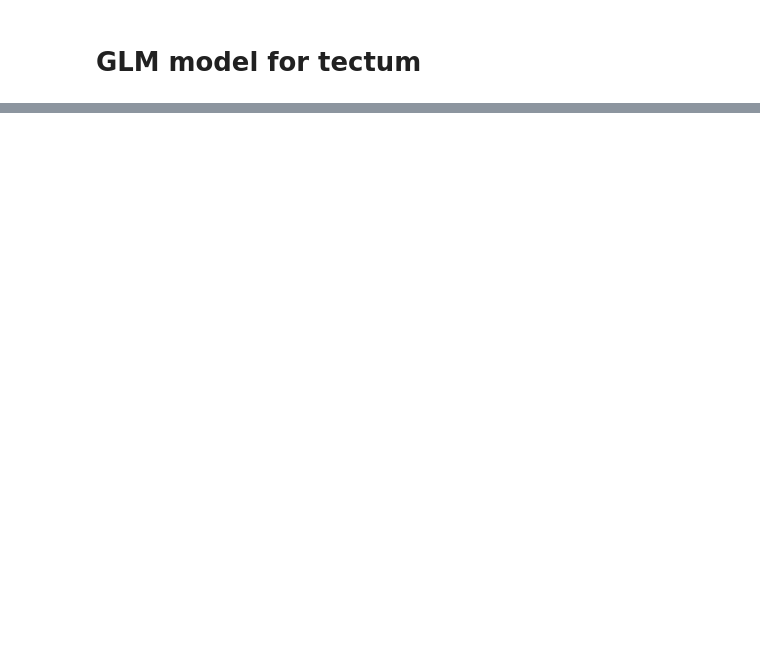
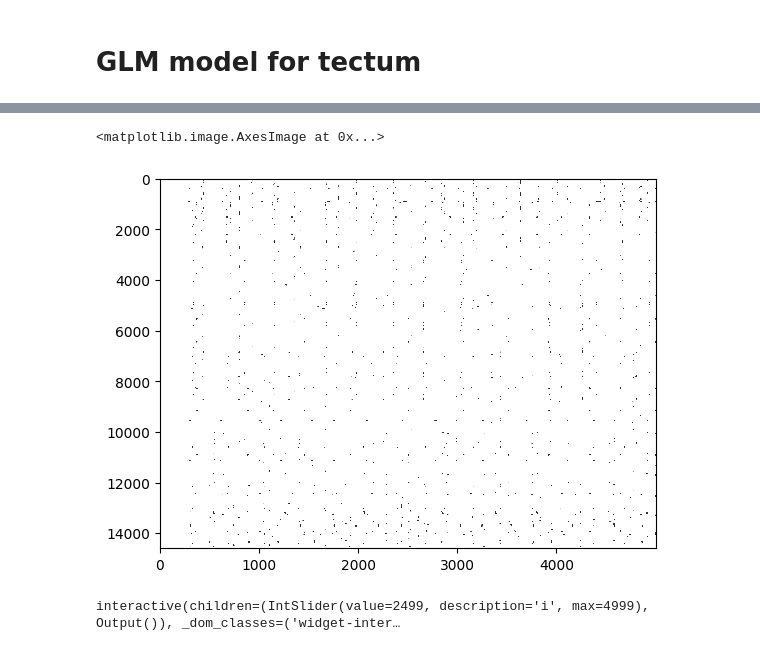
Before and after one commit to Tianfeng-Lu/TectalLNP-main, a Jupyter notebook: Untitled-1.ipynb, the cells around one changed output, grey strips where cells are left out. Cells and saved outputs as stored; diff of their text form; code cells hidden in the pictures; blank space fills up the shorter version.

```diff
--- a/Untitled-1.ipynb
+++ b/Untitled-1.ipynb
@@ -41,8 +41,8 @@ Istm = Istm + dc # add dc
 # generate weight masks
 left_inds = wc[:, 1] > 309
 right_inds = wc[:, 1] <= 309
-w_ex = np.zeros((n_neuron, n_neuron))
-w_in = np.zeros((n_neuron, n_neuron))
+w_ex = np.zeros((n_neuron, n_neuron), dtype=np.float32)
+w_in = np.zeros((n_neuron, n_neuron), dtype=np.float32)
 
 for jj in range(n_neuron):
     cl1 = wc[jj, :]
@@ -61,8 +61,8 @@ for jj in range(n_neuron):
 ## why this is so slow?
 # hemisphere_mask = np.where(wc[:, 1] > 309, 1, -1)
 # hemisphere_mask = hemisphere_mask[:, None] @ hemisphere_mask[None, :]
-# hemisphere_mask = np.where(hemisphere_mask == 1, 1, hemisphere_correction)
-# pairwise_dist = scipy.spatial.distance.squareform(scipy.spatial.distance.pdist(wc))
+# hemisphere_mask = np.where(hemisphere_mask == 1, 1, hemisphere_correction).astype(np.float32)
+# pairwise_dist = scipy.spatial.distance.squareform(scipy.spatial.distance.pdist(wc)).astype(np.float32)
 # w_ex2 = np.exp(-pairwise_dist**2 / (2 * ex_sigma**2)) * hemisphere_mask
 # w_in2 = np.exp(-pairwise_dist**2 / (2 * in_sigma**2)) * hemisphere_mask
 # %%
@@ -78,6 +78,10 @@ n_spikes_time = np.zeros((1, slen), dtype=np.float32)
 dt = dtSp
 next_spike_time = np.random.exponential(1, size=(n_neuron, 1))
 spike_times = [[] for i in range(n_neuron)]
+I_ex = np.array(I_ex, dtype=np.float32, order='F')
+I_in = np.array(I_in, dtype=np.float32, order='F')
+ex_filt = np.array(ex_filt, dtype=np.float32, order='F')
+in_filt = np.array(in_filt, dtype=np.float32, order='F')
 # %%
 from tqdm import tqdm
 tbar = tqdm(range(slen), desc='Simulating', total=slen)
@@ -111,9 +115,11 @@ while left_edge < slen: # do the simulation in chunks
         actual_spike_time_inhibitory = actual_spike_time // inhibition_downsample
         inhibitory_border = min(rlen_in-1, actual_spike_time_inhibitory+in_filt.shape[1])
 
+        mask = np.zeros((n_neuron, 1), dtype=np.float32, order='F')
+        mask[spike_cells] = 1
         # use the formula I_spatial @ Spikes @ I_temporal, (N, #spike_cells) @ (#spike_cells, 1) @ (1, #time_steps)
-        outgoing_total_excitatory = w_ex[:, spike_cells] @ np.ones((len(spike_cells),1), dtype=np.float32) @ ex_filt
-        outgoing_total_inhibitory = w_in[:, spike_cells] @ np.ones((len(spike_cells),1), dtype=np.float32) @ in_filt
+        outgoing_total_excitatory = w_ex @ mask @ ex_filt
+        outgoing_total_inhibitory = w_in @ mask @ in_filt
         I_ex[:, (actual_spike_time+1):(excitatory_border+1)] += outgoing_total_excitatory[:, 0:(excitatory_border-actual_spike_time)]
         next_weight = actual_spike_time / inhibition_downsample - actual_spike_time_inhibitory
         I_in[:, (actual_spike_time_inhibitory+1): (inhibitory_border+1)] += (1-next_weight)*outgoing_total_inhibitory[:, 0: (inhibitory_border-actual_spike_time_inhibitory)]
@@ -166,0 +173,16 @@ outgoing_total_inhibitory.shape
+# %%
+binned_spikes = np.zeros((n_neuron, int(slen//steps_per_frame)), dtype=int)
+for i in range(n_neuron):
+    binned_spikes[i, :] = np.histogram(spike_times[i], bins=np.arange(0, (slen+1)*dt, dt*steps_per_frame))[0]
+# %%
+plt.imshow(binned_spikes, aspect='auto', cmap='gray_r', vmin=0, vmax=5, interpolation='none')
+# %% [output]
+<matplotlib.image.AxesImage at 0x...>
+[figure, added]
+# %%
+from ipywidgets import interact
+@interact
+def temp_func(i=(0, 4999, 1)):
+    plt.scatter(wc[:, 1], wc[:, 0], c=binned_spikes[:, i], s=1, norm=plt.Normalize(0, 5))
+# %% [output]
+interactive(children=(IntSlider(value=2499, description='i', max=4999), Output()), _dom_classes=('widget-inter…
```
Also changed, not shown: parts of 12 cells of this notebook, 1 other file.
